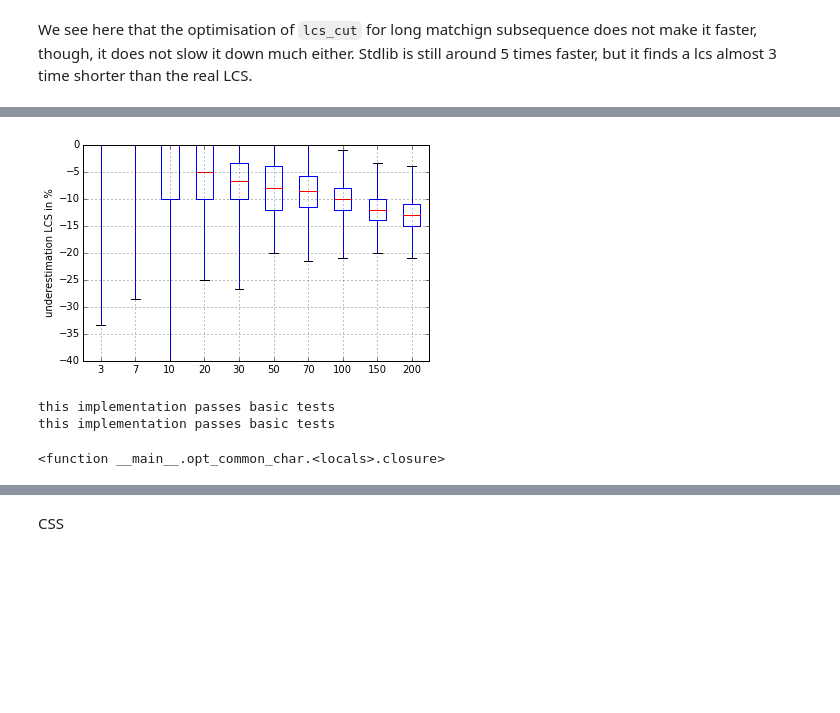
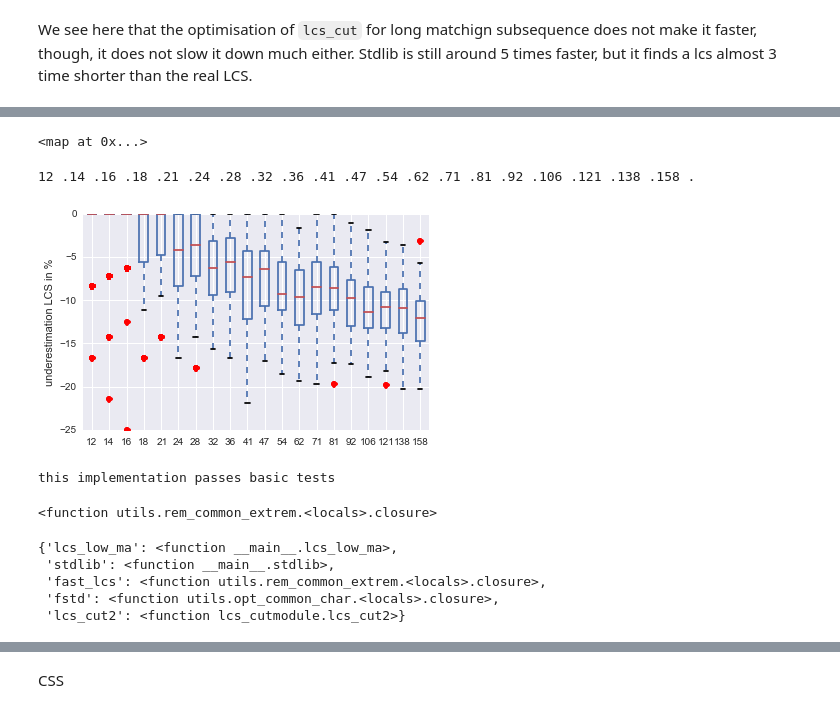
Before and after one commit to Carreau/difflib2.py, a Jupyter notebook: examples/difflib2.ipynb, the cells around one changed output, grey strips where cells are left out. Saved outputs shown, nothing was run; the diff lists cells and outputs as text; code cells hidden in the pictures; blank space fills up the shorter version.

```diff
--- a/examples/difflib2.ipynb
+++ b/examples/difflib2.ipynb
@@ -199,7 +177,3 @@ def lcs_cut(s1, s2):
     return rngc[-1]
 # %% [output]
 this implementation passes basic tests
-# %%
-l = [1,2,3]
-l.pop()
-l
@@ -327,26 +179,0 @@ Overwriting lcs_cutmodule.py.old
-# %%
-lorem = """Lorem ipsum dolor sit amet, consectetur adipiscing elit. Mauris ac porttitor augue. Sed libero lacus, tristique vel augue ac, elementum suscipit velit. Donec faucibus id sapien vitae convallis. Integer adipiscing dui lectus, sit amet euismod urna viverra at. Praesent cursus ultricies dui, sit amet venenatis tortor malesuada a. Proin iaculis imperdiet massa, quis hendrerit magna. In orci nibh, vehicula non ultrices non, ultricies at ante.
-
-Duis egestas et lorem a iaculis. Mauris justo tellus, suscipit vitae odio quis, aliquet ullamcorper erat. Praesent mattis lacinia suscipit. Donec imperdiet nibh id pretium feugiat. Sed volutpat, mi in tristique ultricies, urna odio tristique nibh, suscipit tempor felis erat at urna. Mauris suscipit tincidunt libero, ut scelerisque ante suscipit sed. Sed sit amet enim eu massa fermentum congue. Mauris in justo mi.
-
-Proin condimentum sed metus quis malesuada. Phasellus lobortis metus eros, ac bibendum ipsum vestibulum a. Quisque eget ante auctor, ultricies odio nec, elementum arcu. Cras vitae lobortis ipsum. Donec luctus urna urna. Donec sit amet augue quis metus faucibus porttitor. Aenean interdum velit sed gravida feugiat. Cras interdum sit amet dolor tempus tempor. Fusce congue sapien at sem sagittis vehicula. Aliquam vulputate nisi consequat metus malesuada molestie ut sit amet lectus. Sed a auctor ipsum. Aenean porta fermentum enim, quis commodo sapien lobortis nec.
-
-Aenean non est nec ipsum lobortis cursus. Vivamus semper consequat aliquam. Cras pretium odio id commodo faucibus. Donec ut dignissim nisi. Cras pellentesque enim nisi, eget pretium tortor venenatis id. Phasellus id luctus est. Phasellus pharetra varius molestie. Sed volutpat felis non elit posuere, quis mollis nunc gravida. Phasellus et fermentum leo. Integer bibendum aliquet elit vel vehicula. Ut vehicula facilisis dui eget adipiscing. Phasellus ut auctor orci, dignissim suscipit dolor. Duis pretium lorem metus. Donec sit amet dictum urna, quis semper arcu. Vestibulum vehicula arcu et ultricies ultrices. Phasellus et dolor arcu.
-
-Proin ac metus mi. Cras lacus nisi, varius tempor massa ut, aliquet sodales lacus. Ut id sollicitudin arcu. Cras quis varius massa. Integer cursus justo sed eros vehicula dictum. Donec mattis cursus lectus. Nunc ornare arcu ante, non rhoncus leo rutrum ac. Mauris vel consectetur erat, non posuere magna. Proin tristique viverra dui ac dictum. Etiam egestas enim vel velit dictum cursus. Duis ullamcorper varius lacus vel luctus. Sed tincidunt elit et sapien porttitor rutrum. Etiam nibh mi, convallis ut pretium at, consectetur et velit.
-
-Donec egestas venenatis risus, porta interdum leo dictum ut. Praesent eleifend pellentesque massa, sed condimentum nisi scelerisque faucibus. Nam tincidunt dui purus, ut eleifend turpis consectetur pretium. Nam non blandit velit. Aliquam mattis congue mauris semper ullamcorper. Sed ullamcorper, felis blandit condimentum porttitor, nunc enim placerat ligula, at sagittis velit mi eu nisi. Ut suscipit vulputate mollis. Sed sodales nisi sed libero pulvinar, vel volutpat nisi lacinia. Nam mollis sollicitudin molestie. Fusce sit amet enim id nunc tempor adipiscing ut porta nunc. Sed sed arcu pulvinar, elementum risus et, aliquet orci. Suspendisse eu luctus dui. Vivamus fringilla enim vitae nisl hendrerit dapibus quis vel enim.
-
-Quisque quis sollicitudin orci. In hac habitasse platea dictumst. Aliquam a auctor odio. Mauris venenatis lectus quam, sed sagittis nunc vulputate sed. Morbi urna magna, fermentum quis tortor at, rhoncus porttitor sapien. In quis commodo nunc. Praesent vitae erat sed enim mollis accumsan. Donec in velit vel augue porta fermentum. Nulla dictum, nisl et ullamcorper consectetur, nunc enim placerat nisi, id volutpat sapien turpis sit amet magna. Sed luctus laoreet libero eget luctus.
-
-Cras venenatis quam tortor, a sodales urna laoreet id. Donec faucibus, ante in tincidunt commodo, velit massa tincidunt mi, sed sagittis nulla est id leo. Quisque iaculis vulputate tristique. Quisque iaculis semper egestas. Mauris quam diam, lobortis sit amet interdum eget, facilisis non turpis. Nulla cursus augue sit amet lacus ultricies, id sollicitudin enim congue. Etiam dictum dolor quis mauris tristique facilisis. Quisque ac dictum sapien. Nunc pulvinar purus vel sapien dignissim dictum. Sed malesuada nibh at lacus condimentum hendrerit tempus vitae urna. Nulla vestibulum lacus ante, id ultricies sem placerat ut. Nunc sem enim, dictum dictum neque non, pulvinar ultricies erat. Nulla nec nisi enim. Vivamus sagittis lacinia mi ut auctor. Suspendisse sit amet lacus fermentum, accumsan turpis non, blandit leo.
-
-Suspendisse interdum sapien et tristique eleifend. Quisque venenatis justo a mauris vestibulum dapibus. Quisque ornare posuere blandit. Sed vel eros tempus, sollicitudin massa eget, adipiscing libero. Sed vel dictum erat. Etiam eleifend mi non erat rhoncus mattis. Nam et dolor vitae sem suscipit rhoncus. Praesent quis rhoncus tellus. Praesent ut turpis dolor amet."""
-
-lorem = ''.join(lorem.split('\n'))
-
-def withb(func,s1,s2,*args,**kwargs):
-    bg = ipythonblocks.BlockGrid(len(s2),len(s1), block_size=10)
-    r = func(s1,s2,*args,bg=bg,**kwargs)
-    print(r)
-    return bg
@@ -893,44 +690,53 @@ test_case(bcs, agree=False)
+# %%
+import numpy as np
+map(int,np.logspace(2,3))
+# %% [output]
+<map at 0x...>
 # %%
 import random
 #a,b = [],[]
 df = pd.DataFrame()
 
-for l in [3,7,10,20,30,50,70,100,150,200]:
+for l in map(int,np.logspace(1.1,2.2,20)):
     a=[]
-    for x in range(500):
-        s1 = ''.join([random.choice( string.ascii_letters[:int(l*1.0)]) for x in range(l)])
-        s2 = ''.join([random.choice( string.ascii_letters[:int(l*1.0)]) for x in range(l)])
+    print(l,'.',end='')
+    for x in range(100):
+
+        #s1 = ''.join([random.choice( string.ascii_letters[:int(l*1.0)]) for x in range(l)])
+        #s2 = ''.join([random.choice( string.ascii_letters[:int(l*1.0)]) for x in range(l)])
+        s1 = np.random.randint(0,50,l)
+        s2 = np.random.randint(0,50,l)
         d = stdlib(s1,s2)-lcs_low_ma(s1,s2)
         if d > 0 :
             print(s1,s2, lcs_low_m(s1,s2),lcs_low_ma(s1,s2),stdlib(s1,s2))
             break
         a.append(d/l*100)
     df[str(l)] = a
 
 
 
 df.boxplot(sym='ro')
 plt.ylabel('underestimation LCS in %')
 
 #plt.hist(a,bins=30)
 #plt.plot((0,20),(0,20))
 #plt.xlabel('stdlib lcs')
 #plt.ylabel('real lcs')
 pass
 # %% [output]
+12 .14 .16 .18 .21 .24 .28 .32 .36 .41 .47 .54 .62 .71 .81 .92 .106 .121 .138 .158 .
-[figure, old version]
+[figure, new version]
 # %%
-flcs = rem_common_extrem(opt_common_char(lcs_cut2))
+#flcs = rem_common_extrem(opt_common_char(lcs_cut2))
 #flcs = rem_common_extrem(lcs_cut2)
-flcs.__name__ = 'flcs'
-flcs.__name__
-greg(flcs)
+#flcs.__name__ = 'flcs'
+#flcs.__name__
+#greg(flcs)
 
-fstd = opt_common_char(stdlib)
-fstd.__name__ = 'fstd'
-fstd.__name__
-greg(fstd)
+fast_std = rem_common_extrem(opt_common_char(stdlib))
+fast_std.__name__ = 'fast_std'
+fast_std.__name__
+greg(fast_std)
 # %% [output]
 this implementation passes basic tests
-this implementation passes basic tests
-<function __main__.opt_common_char.<locals>.closure>
+<function utils.rem_common_extrem.<locals>.closure>
@@ -937,3 +756,11 @@ this implementation passes basic tests
+# %%
+gdict
+# %% [output]
+{'lcs_low_ma': <function __main__.lcs_low_ma>,
+ 'stdlib': <function __main__.stdlib>,
+ 'fast_lcs': <function utils.rem_common_extrem.<locals>.closure>,
+ 'fstd': <function utils.opt_common_char.<locals>.closure>,
+ 'lcs_cut2': <function lcs_cutmodule.lcs_cut2>}
 # %%
 import numpy as np
 from copy import copy
```
Also changed, not shown: parts of 67 cells of this notebook, 2 other files.
